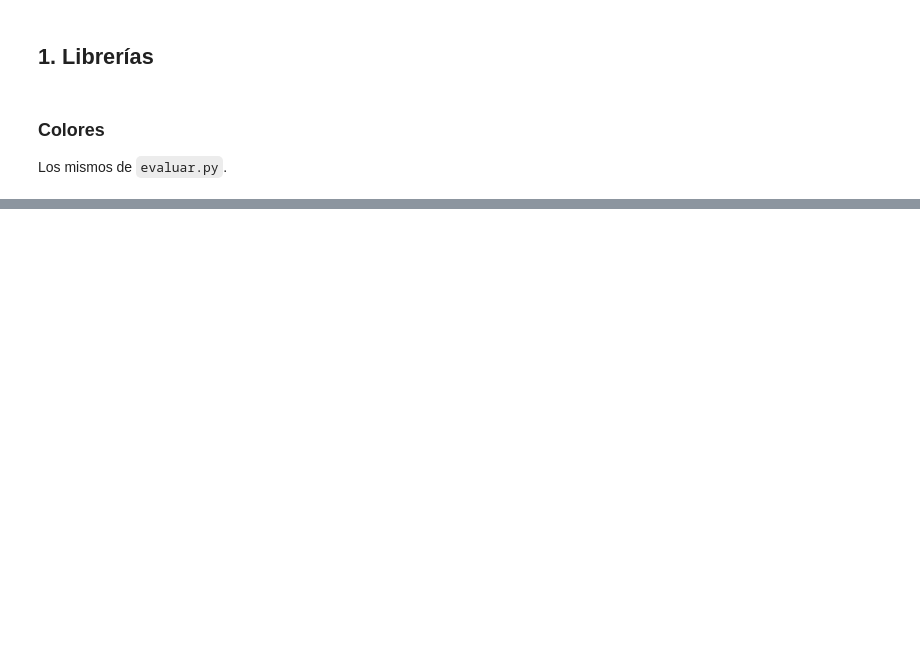
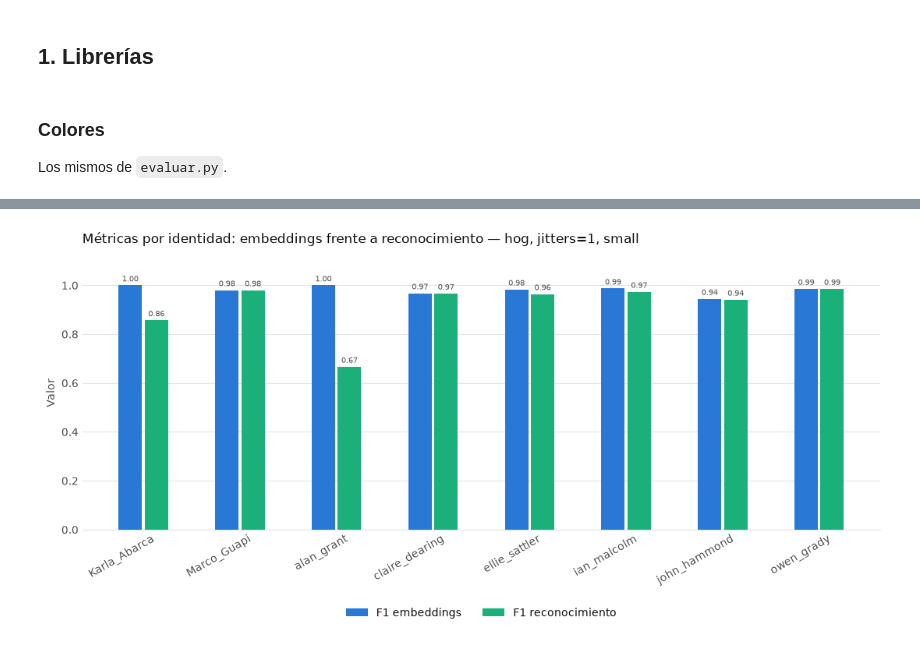
Before and after one commit to MarcoGuapi/face_recognition, a Jupyter notebook: evaluar.ipynb, the cells around one changed output, grey strips where cells are left out. Cells and saved outputs as stored; diff of their text form; code cells hidden in the pictures; blank space fills up the shorter version.

```diff
--- a/evaluar.ipynb
+++ b/evaluar.ipynb
@@ -182,0 +311,32 @@ plt.show()
+# %%
+reporte_p1 = classification_report(y, y_pred, labels=etiquetas, zero_division=0, output_dict=True)
+reporte_p2 = classification_report(y, y_rec, labels=etiquetas, zero_division=0, output_dict=True)
+
+series = {
+    "F1 embeddings": ([reporte_p1[p]["f1-score"] for p in etiquetas], COLOR_SERIE["precision"]),
+    # "Recall reconocimiento": ([reporte_p2[p]["recall"] for p in etiquetas], COLOR_SERIE["recall"]),
+    "F1 reconocimiento": ([reporte_p2[p]["f1-score"] for p in etiquetas], COLOR_SERIE["f1-score"]),
+}
+
+fig, ax = plt.subplots(figsize=(11, 5.5))
+x = np.arange(len(etiquetas))
+ancho = 0.27
+for k, (nombre, (valores, color)) in enumerate(series.items()):
+    barras = ax.bar(x + (k - 1) * ancho, valores, ancho * 0.9, label=nombre, color=color, zorder=2)
+    ax.bar_label(barras, fmt="%.2f", fontsize=7, padding=2, color=TEXTO_2)
+
+ax.set_xticks(x, etiquetas, rotation=30, ha="right")
+ax.set_ylim(0, 1.12)
+ax.set_ylabel("Valor")
+ax.yaxis.grid(True, color=GRILLA, linewidth=0.8, zorder=0)
+ax.tick_params(length=0)
+for borde in ("top", "right", "left"):
+    ax.spines[borde].set_visible(False)
+
+ax.set_title(f"Métricas por identidad: embeddings frente a reconocimiento — {NOMBRE_CONFIG}", loc="left", pad=12)
+# leyenda debajo del grafico para que no tape el titulo
+ax.legend(frameon=False, ncol=3, loc="upper center", bbox_to_anchor=(0.5, -0.25))
+plt.tight_layout()
+plt.show()
+# %% [output]
+[figure, added]
```
Also changed, not shown: parts of 42 cells of this notebook, 2 other files.
